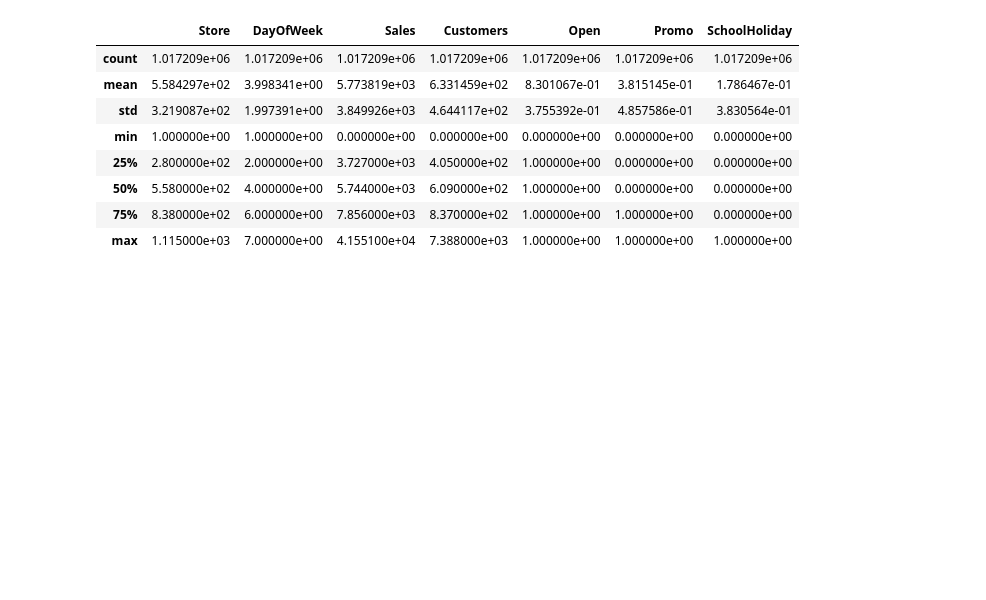
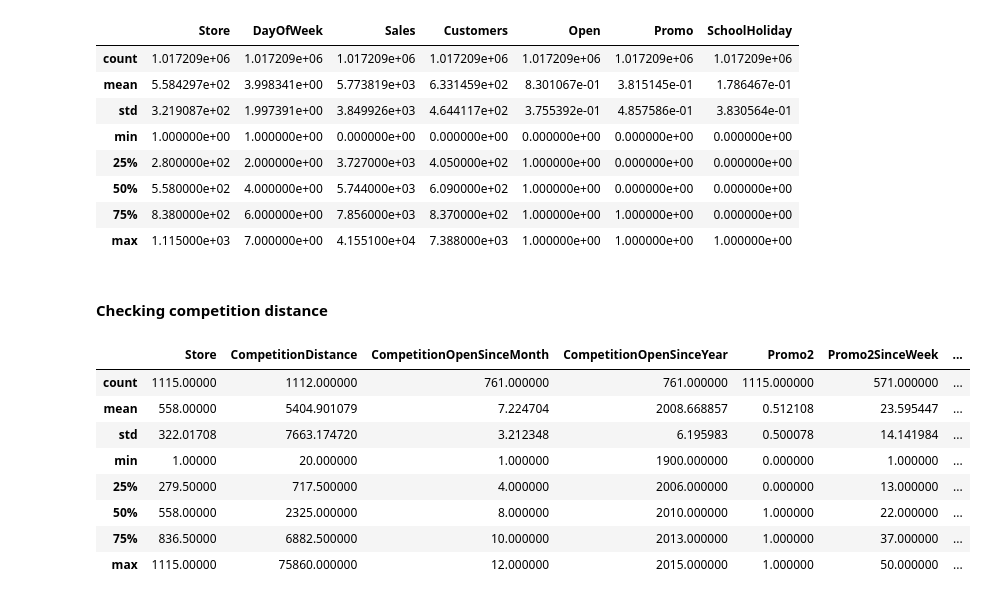
Before and after one commit to Briankipkemboi78/datascience, a Jupyter notebook: Future Sales/sales.ipynb, the cells around one changed output. Cells and saved outputs as stored; diff of their text form; code cells hidden in the pictures; blank space fills up the shorter version.

```diff
--- a/Future Sales/sales.ipynb
+++ b/Future Sales/sales.ipynb
@@ -48,3 +48,19 @@ train_data.describe()
 | 50% | 5.580000e+02 | 4.000000e+00 | 5.744000e+03 | 6.090000e+02 | 1.000000e+00 | 0.000000e+00 | 0.000000e+00 |
 | 75% | 8.380000e+02 | 6.000000e+00 | 7.856000e+03 | 8.370000e+02 | 1.000000e+00 | 1.000000e+00 | 0.000000e+00 |
 | max | 1.115000e+03 | 7.000000e+00 | 4.155100e+04 | 7.388000e+03 | 1.000000e+00 | 1.000000e+00 | 1.000000e+00 |
+# %% [markdown]
+#### Checking competition distance
+# %%
+store_data = pd.read_csv('store.csv')
+# %%
+store_data.describe()
+# %% [output]
+|  | Store | CompetitionDistance | CompetitionOpenSinceMonth | CompetitionOpenSinceYear | Promo2 | Promo2SinceWeek | ... |
+| count | 1115.00000 | 1112.000000 | 761.000000 | 761.000000 | 1115.000000 | 571.000000 | ... |
+| mean | 558.00000 | 5404.901079 | 7.224704 | 2008.668857 | 0.512108 | 23.595447 | ... |
+| std | 322.01708 | 7663.174720 | 3.212348 | 6.195983 | 0.500078 | 14.141984 | ... |
+| min | 1.00000 | 20.000000 | 1.000000 | 1900.000000 | 0.000000 | 1.000000 | ... |
+| 25% | 279.50000 | 717.500000 | 4.000000 | 2006.000000 | 0.000000 | 13.000000 | ... |
+| 50% | 558.00000 | 2325.000000 | 8.000000 | 2010.000000 | 1.000000 | 22.000000 | ... |
+| 75% | 836.50000 | 6882.500000 | 10.000000 | 2013.000000 | 1.000000 | 37.000000 | ... |
+| max | 1115.00000 | 75860.000000 | 12.000000 | 2015.000000 | 1.000000 | 50.000000 | ... |
```
Also changed, not shown: parts of 5 cells of this notebook.
